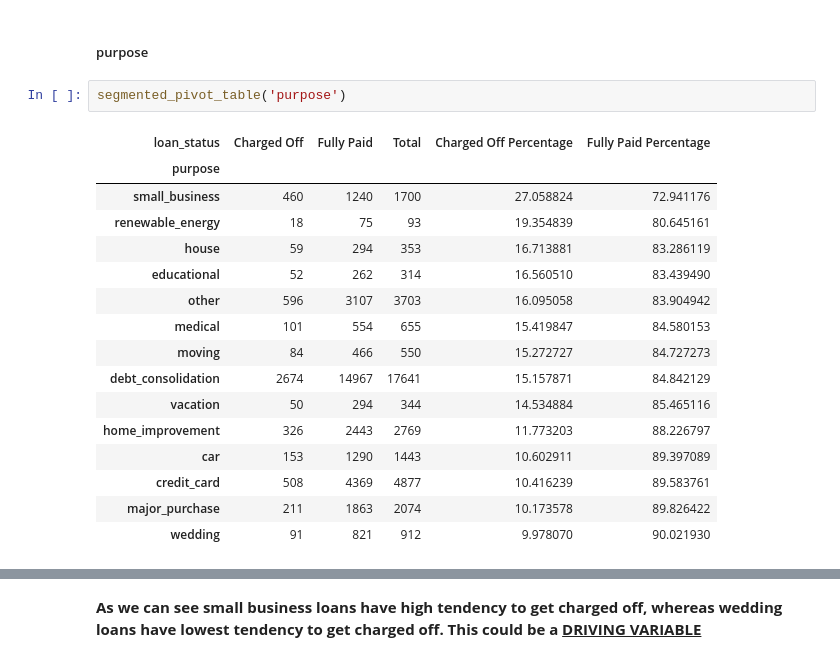
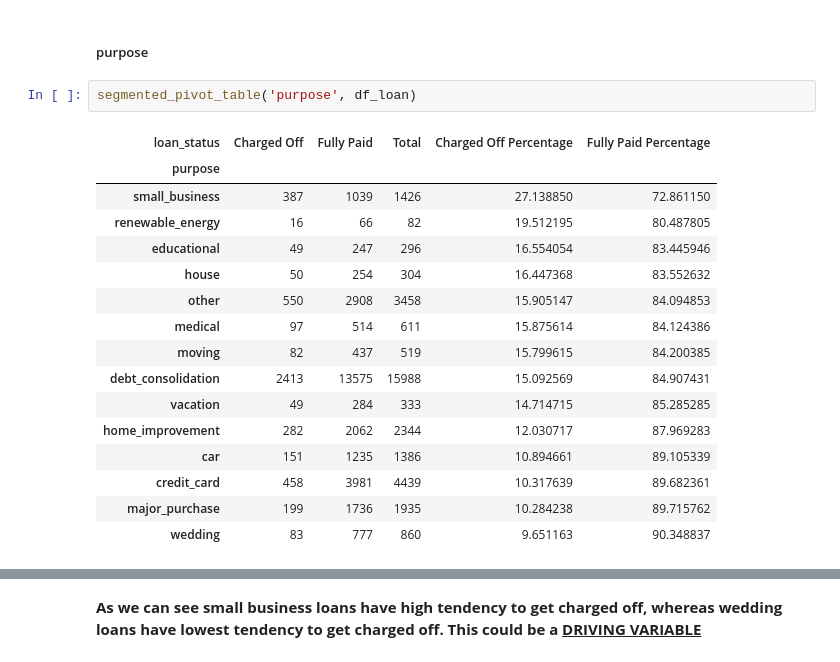
Before and after one commit to tejasvadhyani/LendingClubCaseStudy, a Jupyter notebook: Tejasva_Dhyani.ipynb, the cells around one changed output, grey strips where cells are left out. Drawn from its saved outputs; the diff is of its cells as text.

```diff
--- a/Tejasva_Dhyani.ipynb
+++ b/Tejasva_Dhyani.ipynb
@@ -1234,24 +1233,24 @@ segmented_pivot_table('issue_year')
 # %% [markdown]
 ##### purpose
 # %%
-segmented_pivot_table('purpose')
+segmented_pivot_table('purpose', df_loan)
 # %% [output]
 | loan_status | Charged Off | Fully Paid | Total | Charged Off Percentage | Fully Paid Percentage |
 | purpose |  |  |  |  |  |
-| small_business | 460 | 1240 | 1700 | 27.058824 | 72.941176 |
-| renewable_energy | 18 | 75 | 93 | 19.354839 | 80.645161 |
-| house | 59 | 294 | 353 | 16.713881 | 83.286119 |
-| educational | 52 | 262 | 314 | 16.560510 | 83.439490 |
-| other | 596 | 3107 | 3703 | 16.095058 | 83.904942 |
-| medical | 101 | 554 | 655 | 15.419847 | 84.580153 |
-| moving | 84 | 466 | 550 | 15.272727 | 84.727273 |
-| debt_consolidation | 2674 | 14967 | 17641 | 15.157871 | 84.842129 |
-| vacation | 50 | 294 | 344 | 14.534884 | 85.465116 |
-| home_improvement | 326 | 2443 | 2769 | 11.773203 | 88.226797 |
-| car | 153 | 1290 | 1443 | 10.602911 | 89.397089 |
-| credit_card | 508 | 4369 | 4877 | 10.416239 | 89.583761 |
-| major_purchase | 211 | 1863 | 2074 | 10.173578 | 89.826422 |
-| wedding | 91 | 821 | 912 | 9.978070 | 90.021930 |
+| small_business | 387 | 1039 | 1426 | 27.138850 | 72.861150 |
+| renewable_energy | 16 | 66 | 82 | 19.512195 | 80.487805 |
+| educational | 49 | 247 | 296 | 16.554054 | 83.445946 |
+| house | 50 | 254 | 304 | 16.447368 | 83.552632 |
+| other | 550 | 2908 | 3458 | 15.905147 | 84.094853 |
+| medical | 97 | 514 | 611 | 15.875614 | 84.124386 |
+| moving | 82 | 437 | 519 | 15.799615 | 84.200385 |
+| debt_consolidation | 2413 | 13575 | 15988 | 15.092569 | 84.907431 |
+| vacation | 49 | 284 | 333 | 14.714715 | 85.285285 |
+| home_improvement | 282 | 2062 | 2344 | 12.030717 | 87.969283 |
+| car | 151 | 1235 | 1386 | 10.894661 | 89.105339 |
+| credit_card | 458 | 3981 | 4439 | 10.317639 | 89.682361 |
+| major_purchase | 199 | 1736 | 1935 | 10.284238 | 89.715762 |
+| wedding | 83 | 777 | 860 | 9.651163 | 90.348837 |
 # %%
 # 45 is rotation of labels
 create_bivariate_chart(df_loan, 'purpose', 45)
```
Also changed, not shown: parts of 48 cells of this notebook.
